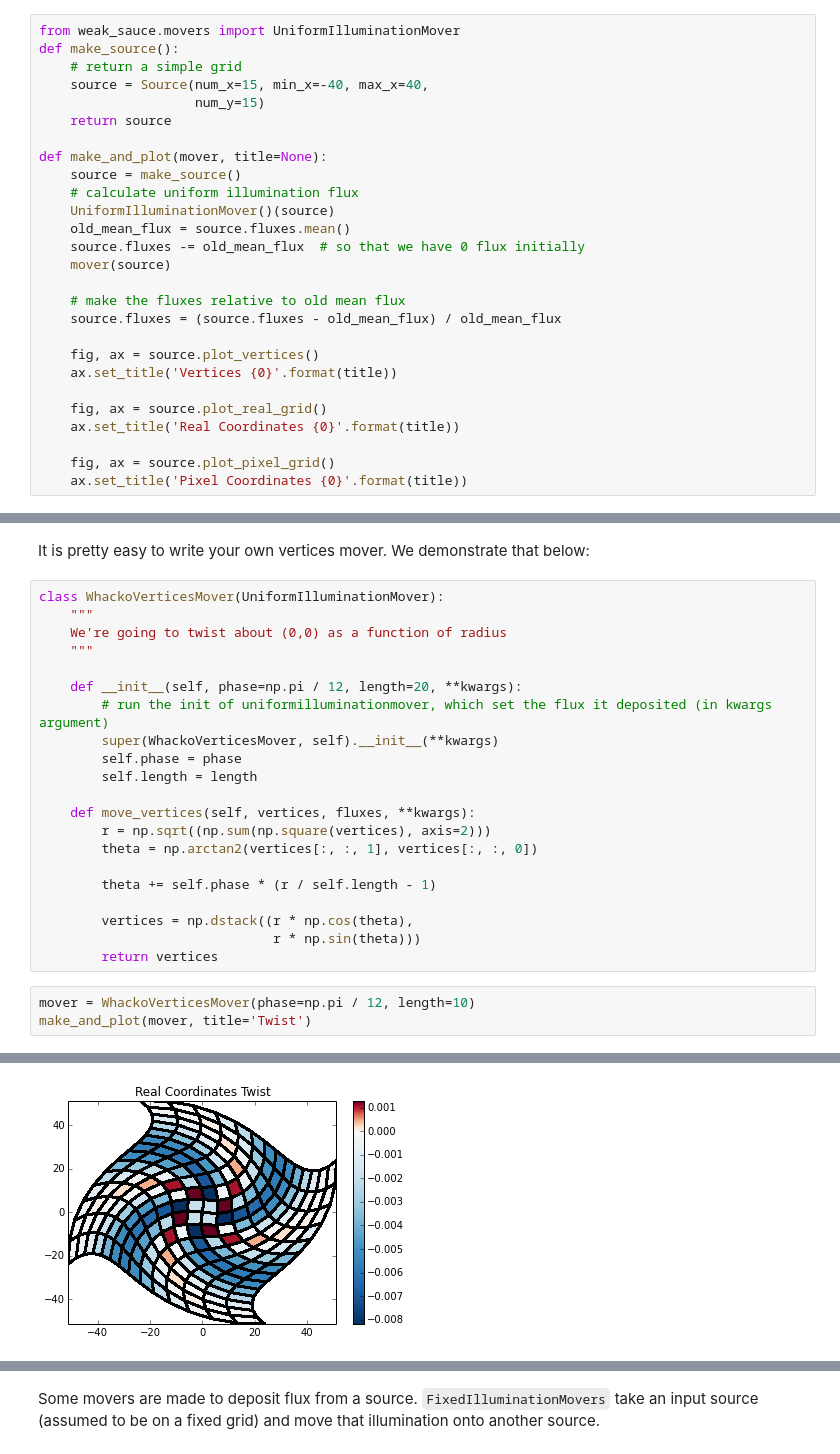
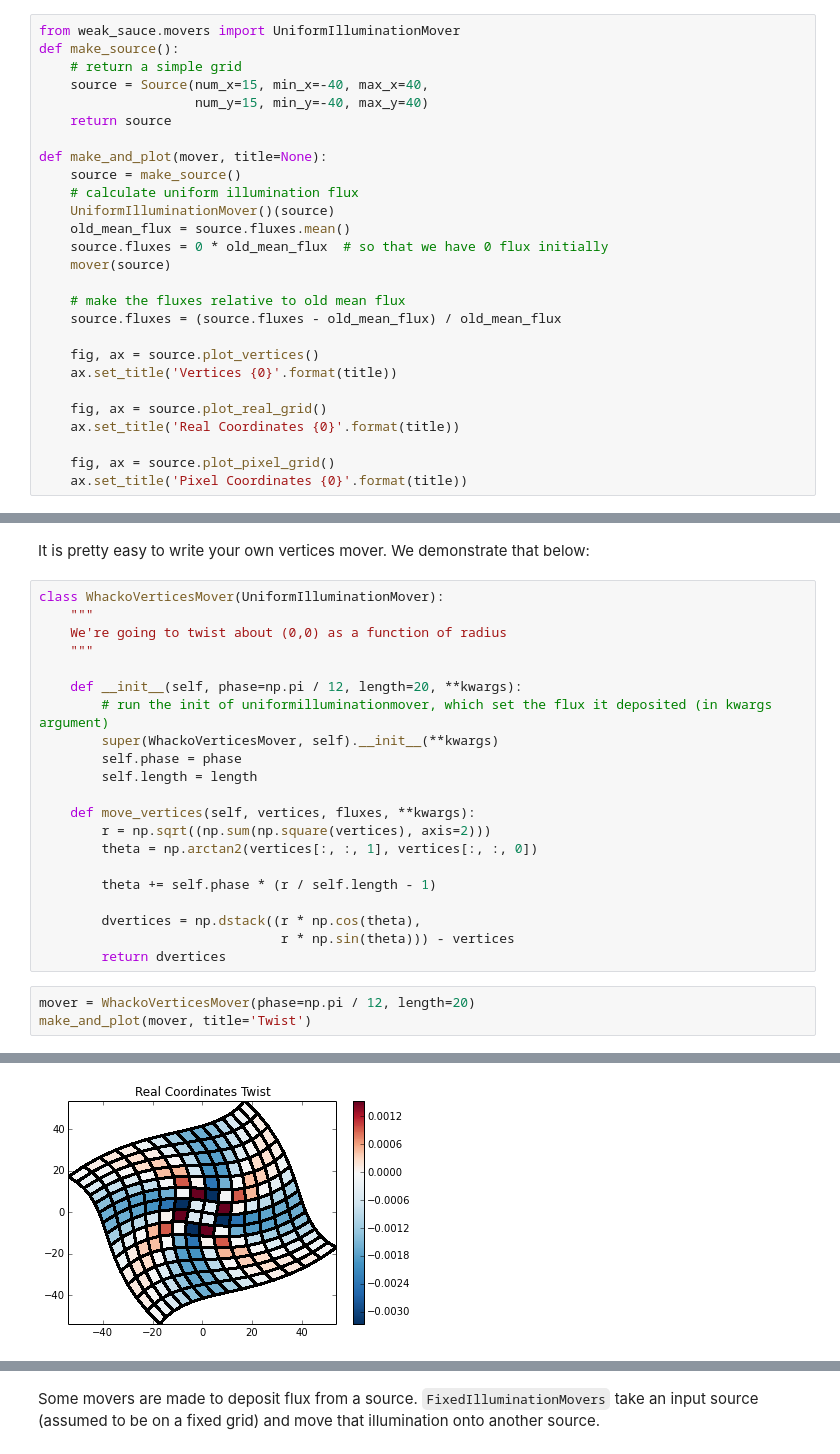
Before and after one commit to cpadavis/weak_sauce, a Jupyter notebook: notebooks/Examples.ipynb, the cells around one changed output, grey strips where cells are left out. Drawn from its saved outputs; the diff is of its cells as text.

```diff
--- a/notebooks/Examples.ipynb
+++ b/notebooks/Examples.ipynb
@@ -112,7 +112,7 @@ from weak_sauce.movers import UniformIlluminationMover
 def make_source():
     # return a simple grid
     source = Source(num_x=15, min_x=-40, max_x=40,
-                    num_y=15)
+                    num_y=15, min_y=-40, max_y=40)
     return source
 
 def make_and_plot(mover, title=None):
@@ -120,7 +120,7 @@ def make_and_plot(mover, title=None):
     # calculate uniform illumination flux
     UniformIlluminationMover()(source)
     old_mean_flux = source.fluxes.mean()
-    source.fluxes -= old_mean_flux  # so that we have 0 flux initially
+    source.fluxes = 0 * old_mean_flux  # so that we have 0 flux initially
     mover(source)
 
     # make the fluxes relative to old mean flux
@@ -169,10 +169,10 @@ class WhackoVerticesMover(UniformIlluminationMover):
 
         theta += self.phase * (r / self.length - 1)
 
-        vertices = np.dstack((r * np.cos(theta),
-                              r * np.sin(theta)))
-        return vertices
+        dvertices = np.dstack((r * np.cos(theta),
+                               r * np.sin(theta))) - vertices
+        return dvertices
 # %%
-mover = WhackoVerticesMover(phase=np.pi / 12, length=10)
+mover = WhackoVerticesMover(phase=np.pi / 12, length=20)
 make_and_plot(mover, title='Twist')
 # %% [output]
@@ -180 +180 @@ make_and_plot(mover, title='Twist')
-[figure, old version]
+[figure, new version]
```
Also changed, not shown: parts of 28 cells of this notebook, 4 other files.
